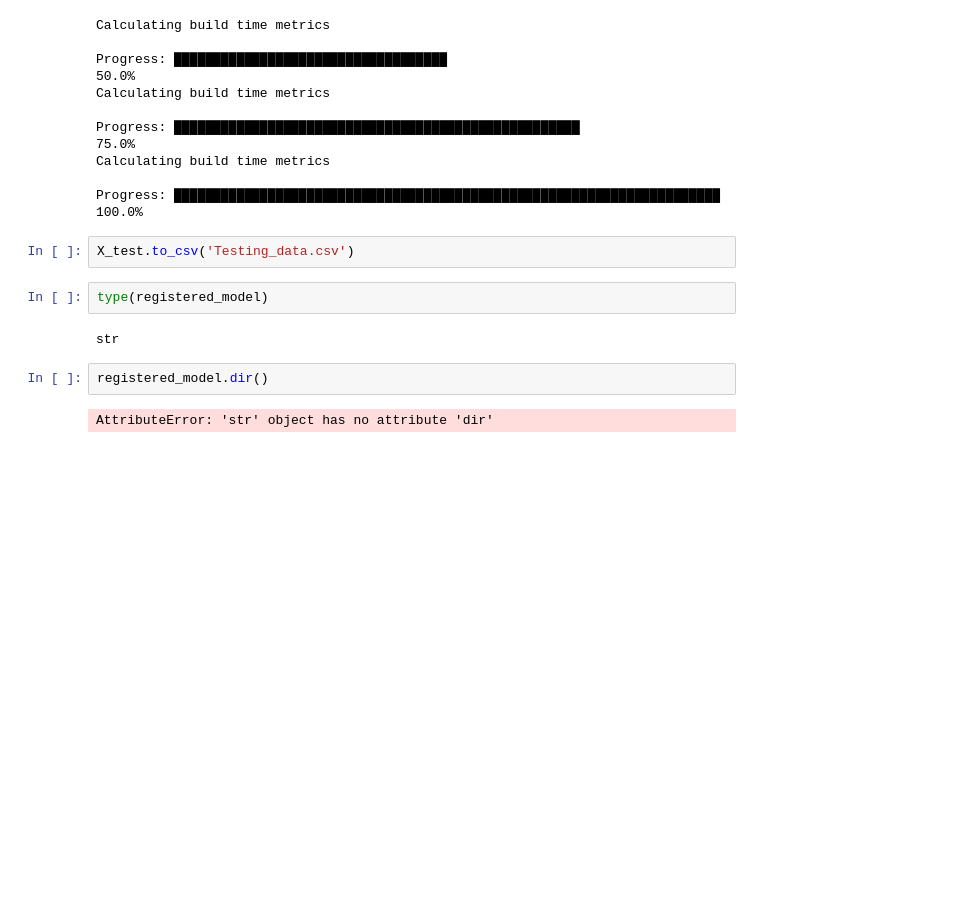
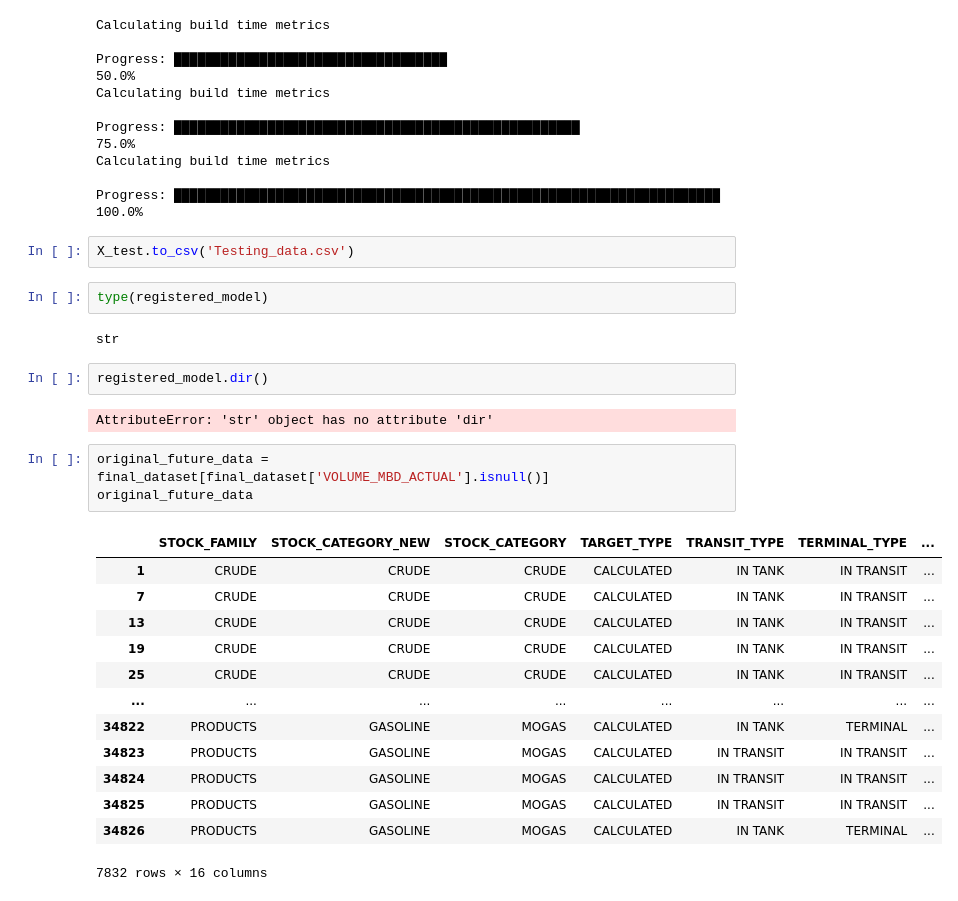
Before and after one commit to chauhanvk018/FDC, a Jupyter notebook: Energy_Inventory/model.ipynb, the cells around one changed output. Drawn from its saved outputs; the diff is of its cells as text; blank space fills up the shorter version.

```diff
--- a/Energy_Inventory/model.ipynb
+++ b/Energy_Inventory/model.ipynb
@@ -537,3 +537,20 @@ str
 registered_model.dir()
 # %% [output]
 AttributeError: 'str' object has no attribute 'dir'
+# %%
+original_future_data =  final_dataset[final_dataset['VOLUME_MBD_ACTUAL'].isnull()]
+original_future_data
+# %% [output]
+|  | STOCK_FAMILY | STOCK_CATEGORY_NEW | STOCK_CATEGORY | TARGET_TYPE | TRANSIT_TYPE | TERMINAL_TYPE | ... |
+| 1 | CRUDE | CRUDE | CRUDE | CALCULATED | IN TANK | IN TRANSIT | ... |
+| 7 | CRUDE | CRUDE | CRUDE | CALCULATED | IN TANK | IN TRANSIT | ... |
+| 13 | CRUDE | CRUDE | CRUDE | CALCULATED | IN TANK | IN TRANSIT | ... |
+| 19 | CRUDE | CRUDE | CRUDE | CALCULATED | IN TANK | IN TRANSIT | ... |
+| 25 | CRUDE | CRUDE | CRUDE | CALCULATED | IN TANK | IN TRANSIT | ... |
+| ... | ... | ... | ... | ... | ... | ... | ... |
+| 34822 | PRODUCTS | GASOLINE | MOGAS | CALCULATED | IN TANK | TERMINAL | ... |
+| 34823 | PRODUCTS | GASOLINE | MOGAS | CALCULATED | IN TRANSIT | IN TRANSIT | ... |
+| 34824 | PRODUCTS | GASOLINE | MOGAS | CALCULATED | IN TRANSIT | IN TRANSIT | ... |
+| 34825 | PRODUCTS | GASOLINE | MOGAS | CALCULATED | IN TRANSIT | IN TRANSIT | ... |
+| 34826 | PRODUCTS | GASOLINE | MOGAS | CALCULATED | IN TANK | TERMINAL | ... |
+7832 rows × 16 columns
```
Also changed, not shown: parts of 1 cell of this notebook.
